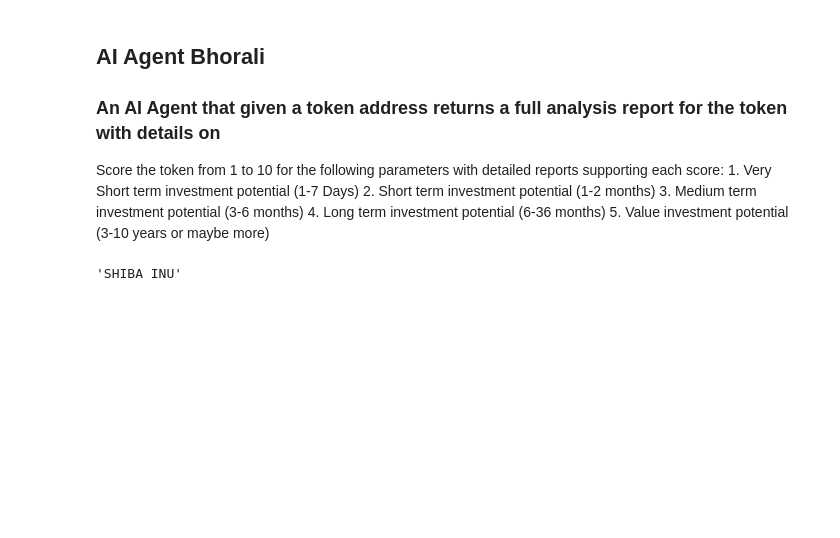
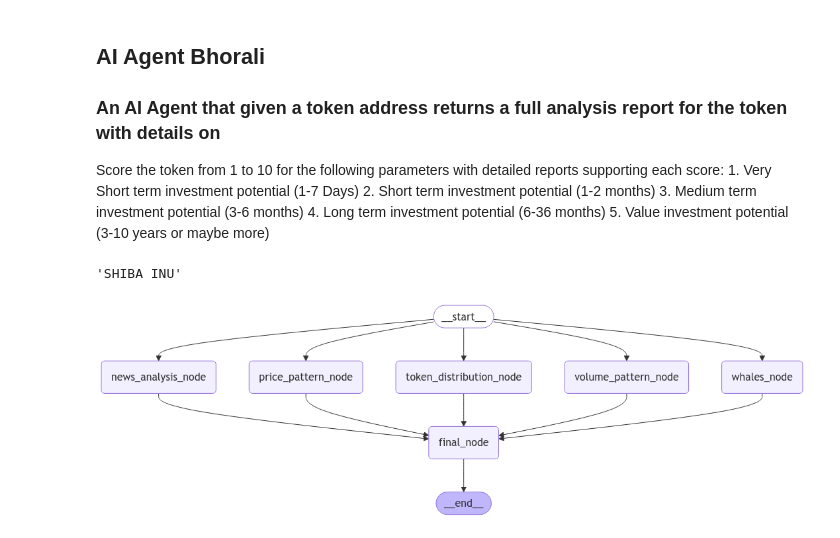
Before and after one commit to dxganta/defAI-Trading-Agent, a Jupyter notebook: bhorali/bhorali.ipynb, the cells around one changed output. Drawn from its saved outputs; the diff is of its cells as text; code cells hidden in the pictures; blank space fills up the shorter version.

Commit message:
agent 0.1 alive

```diff
--- a/bhorali/bhorali.ipynb
+++ b/bhorali/bhorali.ipynb
@@ -203,7 +101,7 @@ from onchain.token_distribution import analyze_token_distribution
 from onchain.whales import monitor_whale_wallets
 
 
-search_tool = TavilySearchResults(max_results=4)
+search_tool = TavilySearchResults(max_results=8)
 
 class TokenAgent:
 
@@ -211,8 +109,6 @@ class TokenAgent:
         graph_builder = StateGraph(AgentState)
         memory = MemorySaver()
         self.llm = model
-
-        self.graph = graph_builder.compile(checkpointer=memory)
 
         graph_builder.add_node("price_pattern_node", self.price_pattern_node)
         graph_builder.add_node("token_distribution_node", self.token_distribution_node)
@@ -307,30 +203,40 @@ class TokenAgent:
             news_items.append(result['content'])
 
         prompt = f"""
                 {TOKEN_NEWS_ANALYSIS_PROMPT}
 
                 Token address: {state['token']}
                 Token name: {token_name}
 
                 News: {news_items}
                 """
 
         response = self.llm.invoke(prompt)
         return {"token_news_analysis": response}
 
     def final_report_node(self, state: AgentState):
         prompt = f"""
                 {FINAL_REPORT_PROMPT}
 
                 Token address: {state['token']}
 
                 Price pattern analysis: {state['price_pattern_analysis']}
                 Token distribution analysis: {state['token_distribution_analysis']}
                 Whales analysis: {state['whales_analysis']}
                 Volume pattern analysis: {state['volume_pattern_analysis']}
                 Token news analysis: {state['token_news_analysis']}
                 """
 
         response = self.llm.invoke(prompt)
 
         return {"final_report": response}
+
+    def show_graph(self):
+        return Image(self.graph.get_graph().draw_mermaid_png())
+
+model = ChatOpenAI(model="gpt-4o-mini", temperature=0)
+agent = TokenAgent(model)
+
+agent.show_graph()
+# %% [output]
+[figure, added]
```
Also changed, not shown: parts of 4 cells of this notebook, 1 other file.
